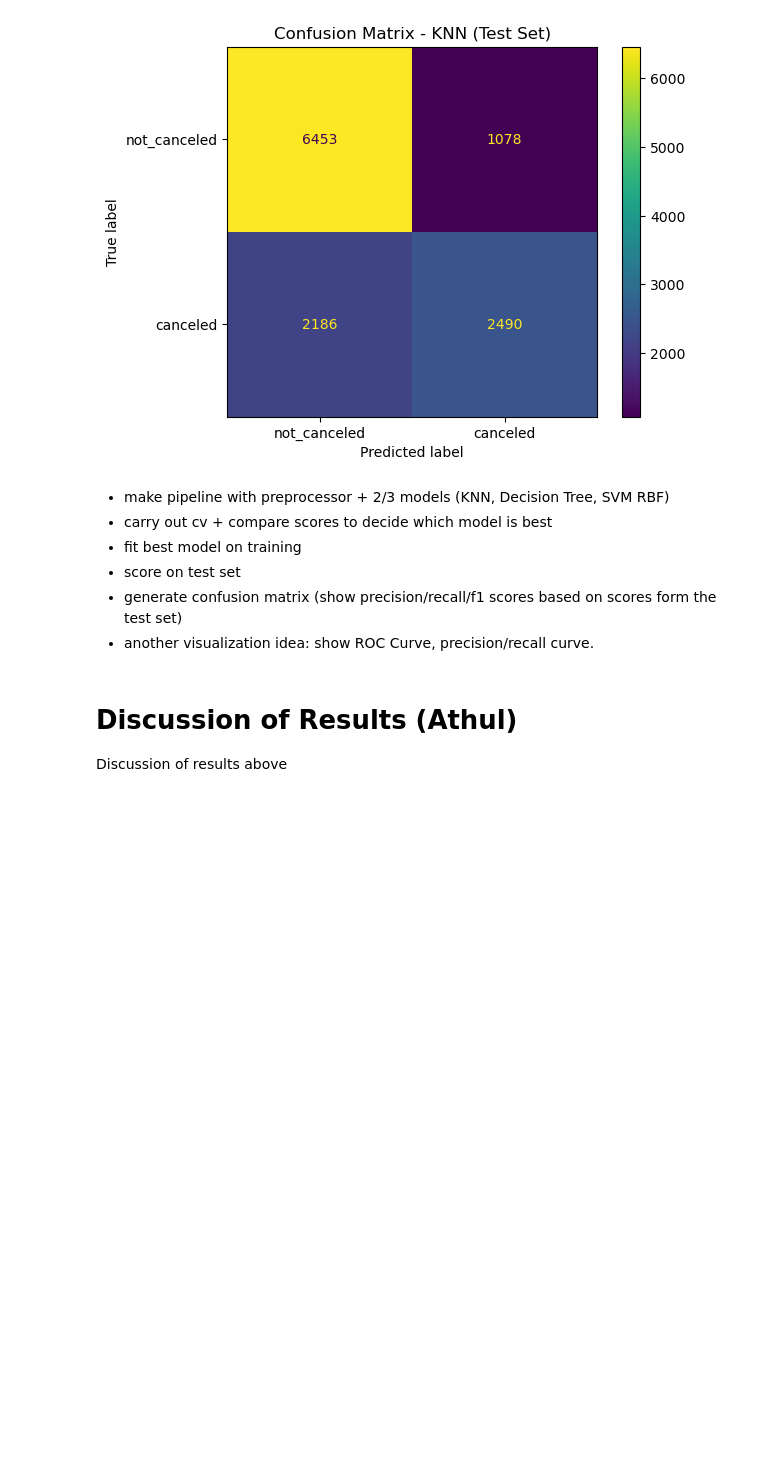
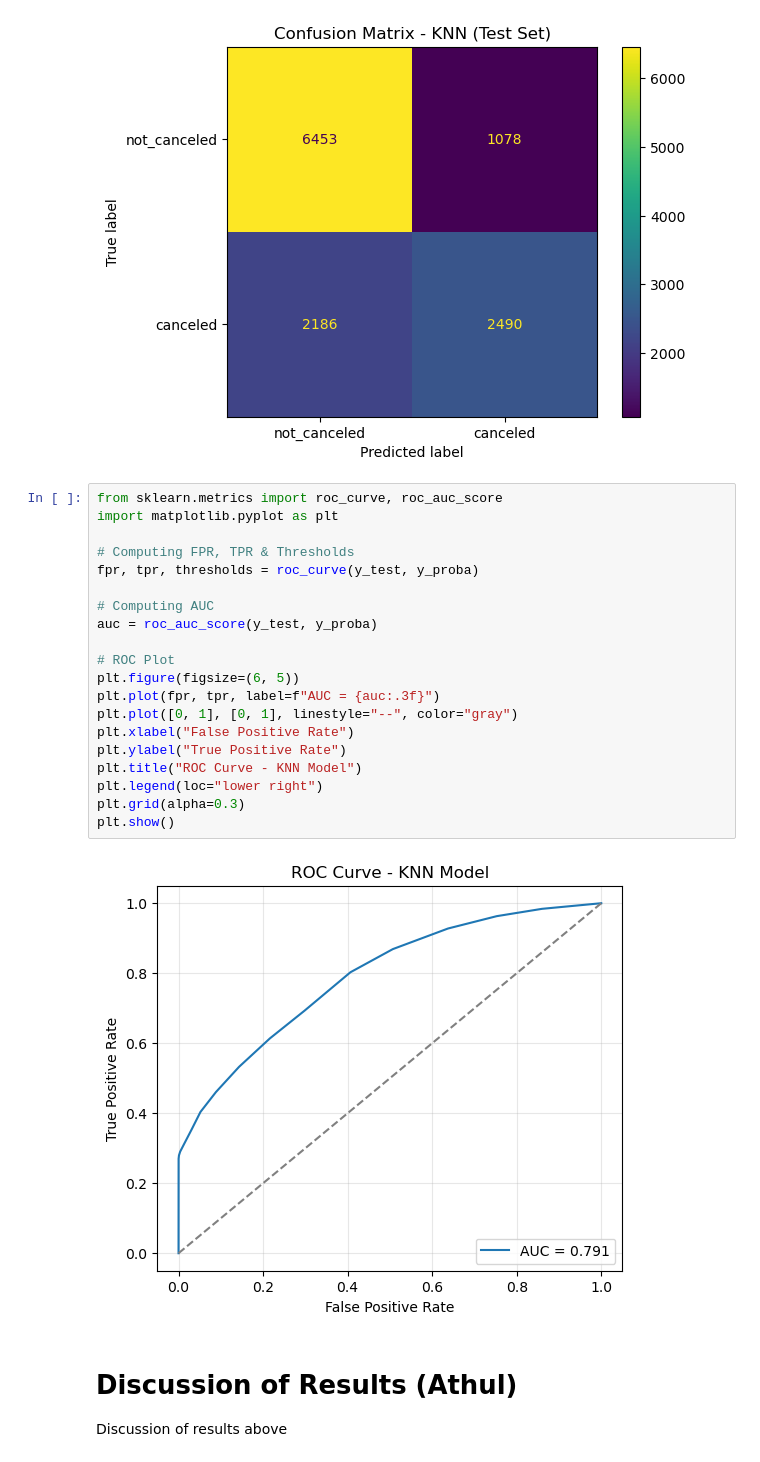
Before and after one commit to ahass9/DSCI-522-Group-Project, a Jupyter notebook: analysis.ipynb, the cells around one changed output. Cells and saved outputs as stored; diff of their text form; blank space fills up the shorter version.

Commit message:
Added ROC for Visualization

```diff
--- a/analysis.ipynb
+++ b/analysis.ipynb
@@ -402,13 +402,28 @@ plt.title("Confusion Matrix - KNN (Test Set)")
 plt.show()
 # %% [output]
 [figure]
-# %% [markdown]
-- make pipeline with preprocessor + 2/3 models (KNN, Decision Tree, SVM RBF)
-- carry out cv + compare scores to decide which model is best
-- fit best model on training
-- score on test set
-- generate confusion matrix (show precision/recall/f1 scores based on scores form the test set)
-- another visualization idea: show ROC Curve, precision/recall curve.
+# %%
+from sklearn.metrics import roc_curve, roc_auc_score
+import matplotlib.pyplot as plt
+
+# Computing FPR, TPR & Thresholds
+fpr, tpr, thresholds = roc_curve(y_test, y_proba)
+
+# Computing AUC
+auc = roc_auc_score(y_test, y_proba)
+
+# ROC Plot
+plt.figure(figsize=(6, 5))
+plt.plot(fpr, tpr, label=f"AUC = {auc:.3f}")
+plt.plot([0, 1], [0, 1], linestyle="--", color="gray")
+plt.xlabel("False Positive Rate")
+plt.ylabel("True Positive Rate")
+plt.title("ROC Curve - KNN Model")
+plt.legend(loc="lower right")
+plt.grid(alpha=0.3)
+plt.show()
+# %% [output]
+[figure, added]
 # %% [markdown]
 # Discussion of Results (Athul)
 Discussion of results above
```
Also changed, not shown: parts of 1 cell of this notebook.
